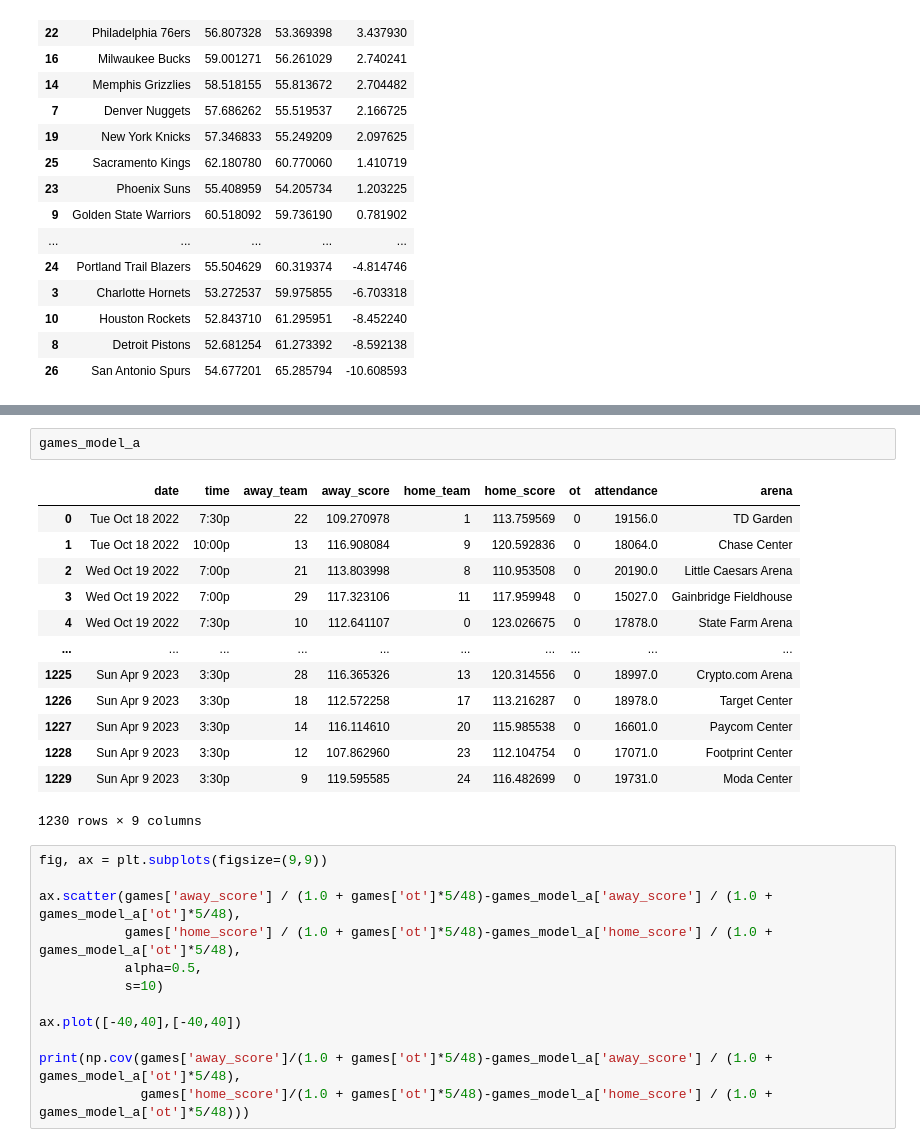
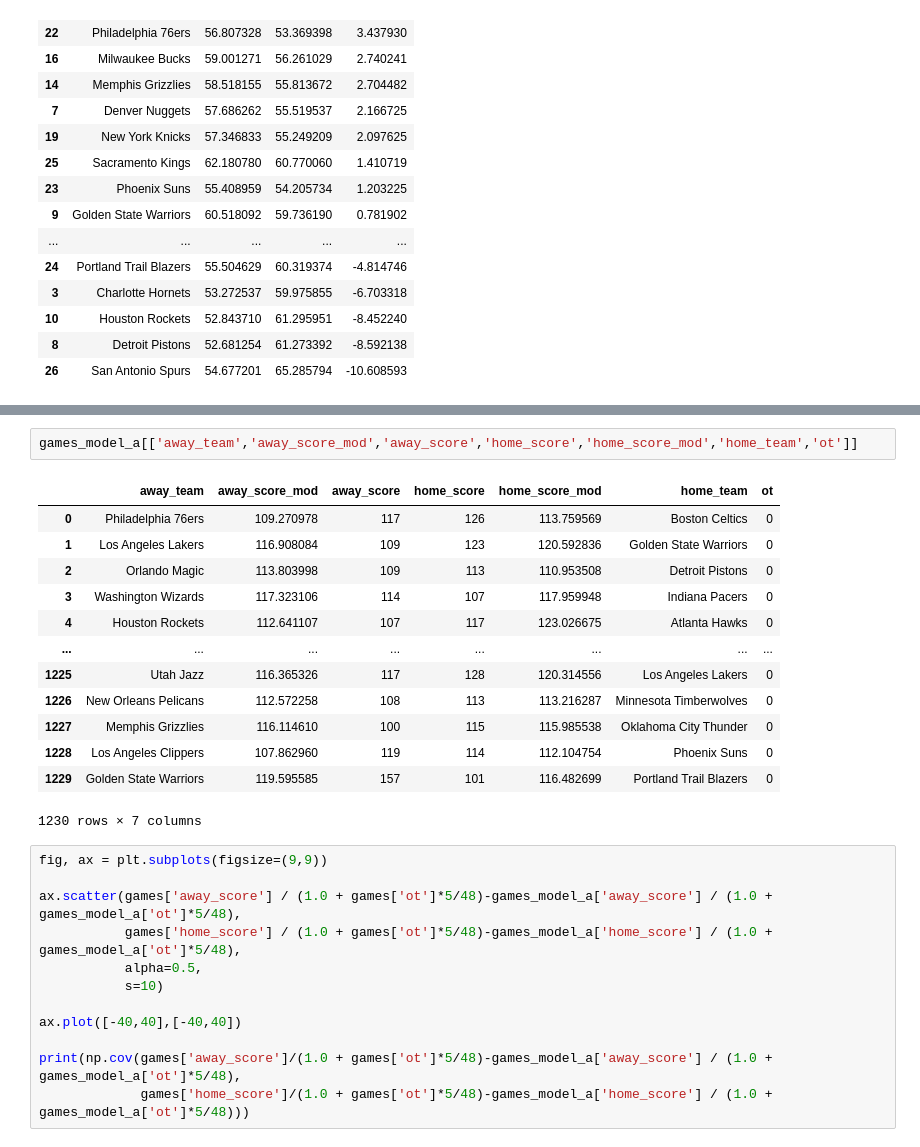
Before and after one commit to daviderics/Basketball-Model, a Jupyter notebook: bball_modeler.ipynb, the cells around one changed output, grey strips where cells are left out. Saved outputs shown, nothing was run; the diff lists cells and outputs as text.

```diff
--- a/bball_modeler.ipynb
+++ b/bball_modeler.ipynb
@@ -549,19 +721,19 @@ games_model
-# %%
-games_model_a
-# %% [output]
-|  | date | time | away_team | away_score | home_team | home_score | ot | attendance | arena |
-| 0 | Tue Oct 18 2022 | 7:30p | 22 | 109.270978 | 1 | 113.759569 | 0 | 19156.0 | TD Garden |
-| 1 | Tue Oct 18 2022 | 10:00p | 13 | 116.908084 | 9 | 120.592836 | 0 | 18064.0 | Chase Center |
-| 2 | Wed Oct 19 2022 | 7:00p | 21 | 113.803998 | 8 | 110.953508 | 0 | 20190.0 | Little Caesars Arena |
-| 3 | Wed Oct 19 2022 | 7:00p | 29 | 117.323106 | 11 | 117.959948 | 0 | 15027.0 | Gainbridge Fieldhouse |
-| 4 | Wed Oct 19 2022 | 7:30p | 10 | 112.641107 | 0 | 123.026675 | 0 | 17878.0 | State Farm Arena |
-| ... | ... | ... | ... | ... | ... | ... | ... | ... | ... |
-| 1225 | Sun Apr 9 2023 | 3:30p | 28 | 116.365326 | 13 | 120.314556 | 0 | 18997.0 | Crypto.com Arena |
-| 1226 | Sun Apr 9 2023 | 3:30p | 18 | 112.572258 | 17 | 113.216287 | 0 | 18978.0 | Target Center |
-| 1227 | Sun Apr 9 2023 | 3:30p | 14 | 116.114610 | 20 | 115.985538 | 0 | 16601.0 | Paycom Center |
-| 1228 | Sun Apr 9 2023 | 3:30p | 12 | 107.862960 | 23 | 112.104754 | 0 | 17071.0 | Footprint Center |
-| 1229 | Sun Apr 9 2023 | 3:30p | 9 | 119.595585 | 24 | 116.482699 | 0 | 19731.0 | Moda Center |
-1230 rows × 9 columns
+# %%
+games_model_a[['away_team','away_score_mod','away_score','home_score','home_score_mod','home_team','ot']]
+# %% [output]
+|  | away_team | away_score_mod | away_score | home_score | home_score_mod | home_team | ot |
+| 0 | Philadelphia 76ers | 109.270978 | 117 | 126 | 113.759569 | Boston Celtics | 0 |
+| 1 | Los Angeles Lakers | 116.908084 | 109 | 123 | 120.592836 | Golden State Warriors | 0 |
+| 2 | Orlando Magic | 113.803998 | 109 | 113 | 110.953508 | Detroit Pistons | 0 |
+| 3 | Washington Wizards | 117.323106 | 114 | 107 | 117.959948 | Indiana Pacers | 0 |
+| 4 | Houston Rockets | 112.641107 | 107 | 117 | 123.026675 | Atlanta Hawks | 0 |
+| ... | ... | ... | ... | ... | ... | ... | ... |
+| 1225 | Utah Jazz | 116.365326 | 117 | 128 | 120.314556 | Los Angeles Lakers | 0 |
+| 1226 | New Orleans Pelicans | 112.572258 | 108 | 113 | 113.216287 | Minnesota Timberwolves | 0 |
+| 1227 | Memphis Grizzlies | 116.114610 | 100 | 115 | 115.985538 | Oklahoma City Thunder | 0 |
+| 1228 | Los Angeles Clippers | 107.862960 | 119 | 114 | 112.104754 | Phoenix Suns | 0 |
+| 1229 | Golden State Warriors | 119.595585 | 157 | 101 | 116.482699 | Portland Trail Blazers | 0 |
+1230 rows × 7 columns
 # %%
 fig, ax = plt.subplots(figsize=(9,9))
 
```
Also changed, not shown: parts of 10 cells of this notebook.
